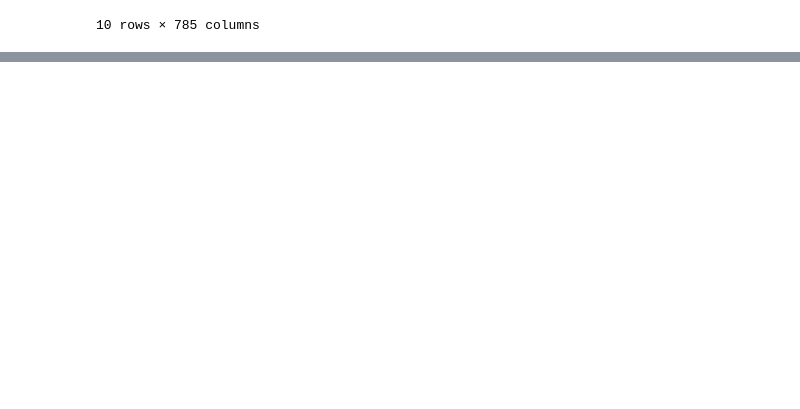
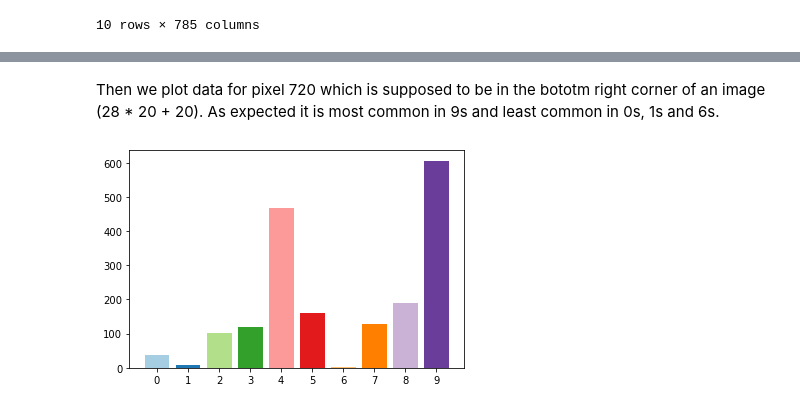
Before and after one commit to anaandjelic/handwritten-digit-recognition, a Jupyter notebook: handwritten_digit_recognition_svm.ipynb, the cells around one changed output, grey strips where cells are left out. Saved outputs shown, nothing was run; the diff lists cells and outputs as text; code cells hidden in the pictures; blank space fills up the shorter version.

```diff
--- a/handwritten_digit_recognition_svm.ipynb
+++ b/handwritten_digit_recognition_svm.ipynb
@@ -62,0 +139,9 @@ training.describe(percentiles=[0,0.25,0.5,0.75,1])
+# %% [markdown]
+Then we plot data for pixel 720 which is supposed to be in the bototm right corner of an image (28 * 20 + 20). As expected it is most common in 9s and least common in 0s, 1s and 6s.
+# %%
+plot_series = modified_training.groupby("label").sum().sort_index()["pixel692"]
+plt.bar(range(len(plot_series)), plot_series, color=plt.cm.Paired(np.arange(len(plot_series))))
+plt.xticks(range(10))
+plt.show()
+# %% [output]
+[figure, added]
```
Also changed, not shown: parts of 16 cells of this notebook.
